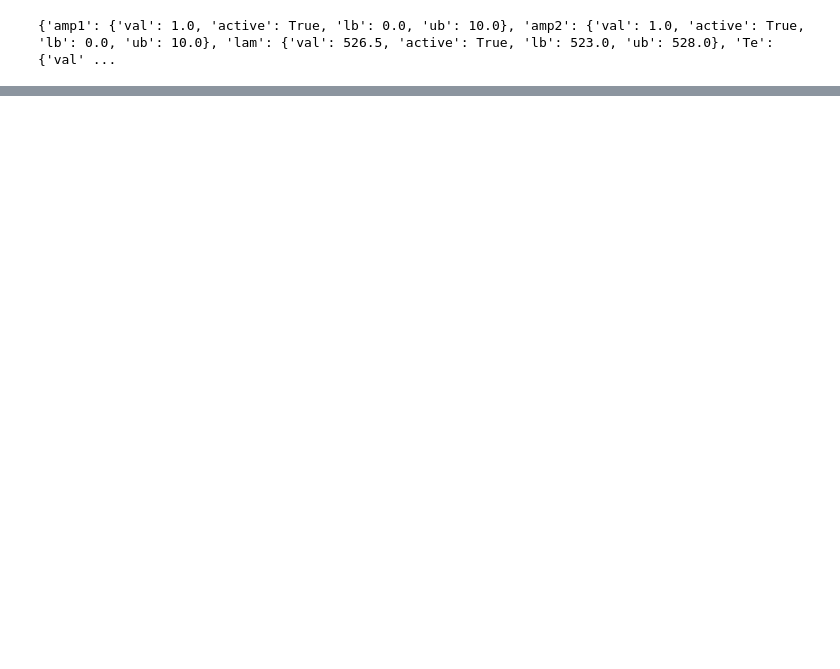
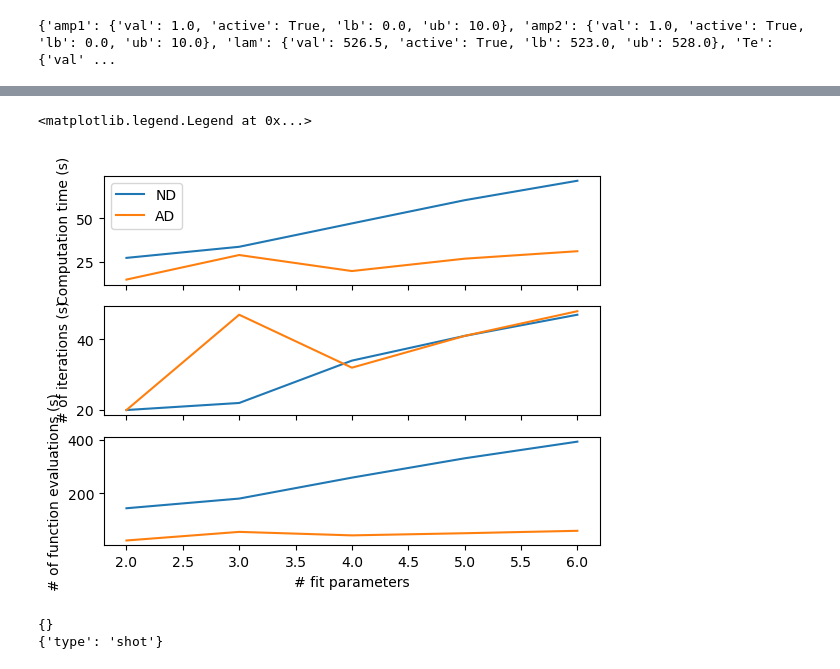
Before and after one commit to ergodicio/inverse-thomson-scattering, a Jupyter notebook: testdatafitter.ipynb, the cells around one changed output, grey strips where cells are left out. Drawn from its saved outputs; the diff is of its cells as text; code cells hidden in the pictures; blank space fills up the shorter version.

```diff
--- a/testdatafitter.ipynb
+++ b/testdatafitter.ipynb
@@ -84,15 +89,37 @@ m :  2.6677122653580083
 # %%
-test= dict([])
-test['type']='shot'
-test['val']=123
-test2= dict([])
-test['test2']=test2
-print(test['test'+str(2)])
-print(test['test2'])
+n=[6, 5, 4, 3, 2]
+ndtime=[71.65, 60.46, 47.1, 33.64, 27.25]
+ndit=[47, 41, 34, 22, 20]
+ndfev=[392, 330, 258, 180, 144]
+adtime=[31.09, 26.79, 19.67, 28.9, 14.76]
+adit=[48, 41, 32, 47, 20]
+adfev=[60, 51, 43, 56, 24]
+
+import matplotlib.pyplot as plt
+fig, ax1 = plt.subplots(3, sharex=True)
+ax1[0].plot(n,ndtime)
+ax1[0].plot(n,adtime)
+ax1[1].plot(n,ndit)
+ax1[1].plot(n,adit)
+ax1[2].plot(n,ndfev)
+ax1[2].plot(n,adfev)
+
+#ax1.set_title(title)
+ax1[0].set_ylabel('Computation time (s)')
+ax1[1].set_ylabel('# of iterations (s)')
+ax1[2].set_ylabel('# of function evaluations (s)')
+ax1[2].set_xlabel('# fit parameters')
+ax1[0].legend({'ND','AD'})
+# %% [output]
+<matplotlib.legend.Legend at 0x...>
+[figure, added]
 # %%
 print(test['test2'])
 test2['type']='shot'
 print(test['test2'])
+# %% [output]
+{}
+{'type': 'shot'}
 # %%
 def test3(*args):
     print(args[2])
```
Also changed, not shown: parts of 13 cells of this notebook, 1 other file.
